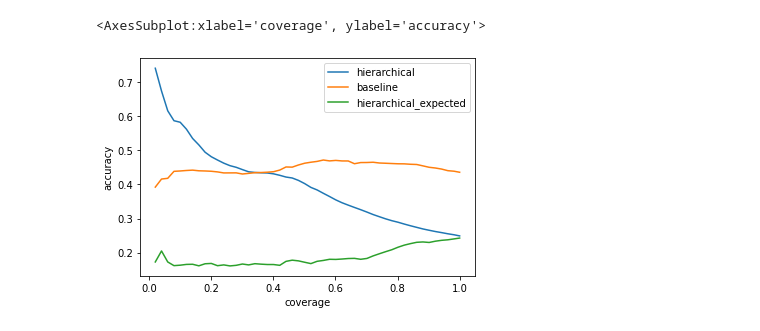
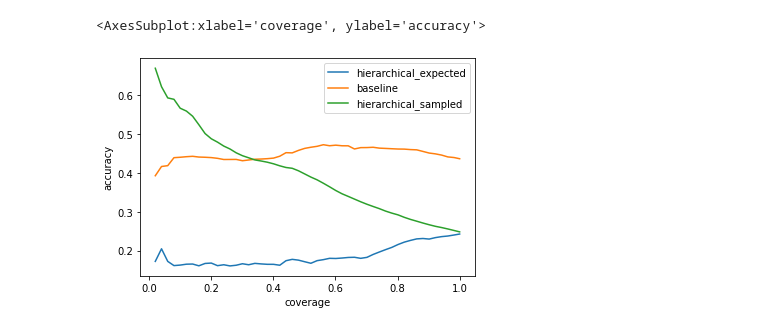
Before and after one commit to mfirgo/clothing_fit_licencjat, a Jupyter notebook: accuracy_vs_coverage.ipynb, the cells around one changed output. Drawn from its saved outputs; the diff is of its cells as text; code cells hidden in the pictures.

Commit message:
add sampled size prediction, updated results

```diff
--- a/accuracy_vs_coverage.ipynb
+++ b/accuracy_vs_coverage.ipynb
@@ -17,12 +17,15 @@ def accuracy_vs_coverage(results, prediction_col, target_col, prediction_probabi
         })
     return acc_vs_coverage
 # %%
-hierarchical = "results/full_model_results_w=0_predict=sampled.csv"
+hierarchical = "results/full_model_results_categorical_w=0_predict=sampled.csv"
 hierarchical_expected = "results/full_model_results_w=0_predict=expected.csv"
 baseline = "results/baseline_results_teston_renttherunway-test-stratified-tsize=0.1-rand=2022_trainon_renttherunway-train-stratified-tsize=0.1-rand=2022.csv"
 # %%
 results = pd.read_csv(hierarchical)
 acc_vs_coverage_hierarchical = accuracy_vs_coverage(results, "predicted_size_fit", "size", "predicted_prob_fit")
+# %%
+results = pd.read_csv(hierarchical)
+acc_vs_coverage_hierarchical_categorical = accuracy_vs_coverage(results, "predicted_size_fit", "size", "predicted_categorical_prob_fit")
 # %%
 results = pd.read_csv(hierarchical)
 acc_vs_coverage_hierarchical_pair = accuracy_vs_coverage(results, "predicted_pair_size", "size", "predicted_pair_prob")
@@ -35,8 +73,7 @@ acc_vs_coverage_baseline = accuracy_vs_coverage(results, "predicted_size", "size
 # %%
-sns.lineplot(data=pd.DataFrame(acc_vs_coverage_hierarchical), x="coverage", y="accuracy", label="hierarchical")
+sns.lineplot(data=pd.DataFrame(acc_vs_coverage_hierarchical_expected), x="coverage", y="accuracy", label="hierarchical_expected")
 sns.lineplot(data=pd.DataFrame(acc_vs_coverage_baseline), x="coverage", y="accuracy", label="baseline")
-#sns.lineplot(data=pd.DataFrame(acc_vs_coverage_hierarchical_pair), x="coverage", y="accuracy", label="hierarchical_pair")
-sns.lineplot(data=pd.DataFrame(acc_vs_coverage_hierarchical_expected), x="coverage", y="accuracy", label="hierarchical_expected")
+sns.lineplot(data=pd.DataFrame(acc_vs_coverage_hierarchical_categorical), x="coverage", y="accuracy", label="hierarchical_sampled")
 # %% [output]
 <AxesSubplot:xlabel='coverage', ylabel='accuracy'>
-[figure, old version]
+[figure, new version]
```
Also changed, not shown: parts of 4 cells of this notebook, 2 other files.
